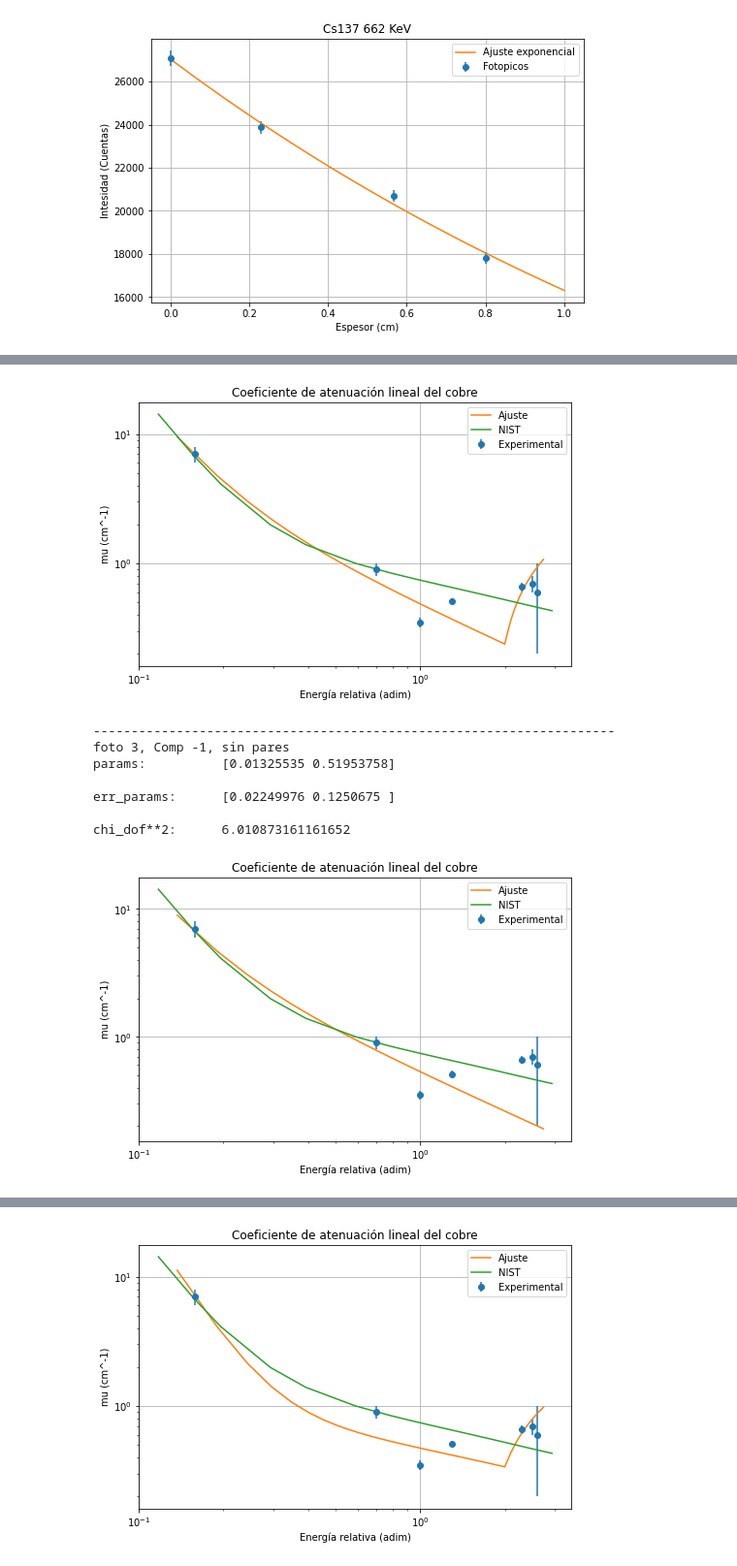
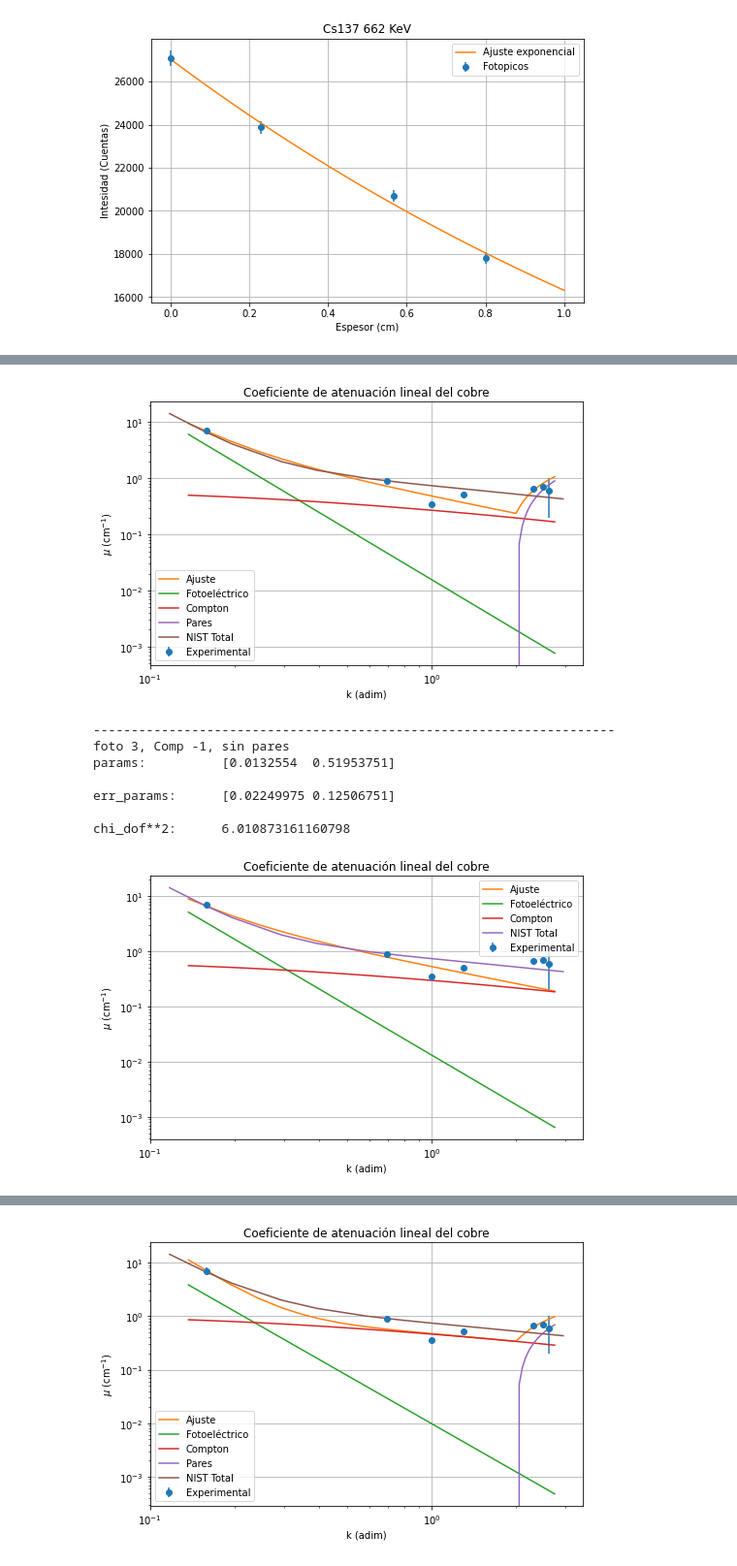
Before and after one commit to expe-cuanticos-2/Analisis_2021, a Jupyter notebook: GrupoB/01_Gamma/tp1_gamma_cui.ipynb, the cells around one changed output, grey strips where cells are left out. Shown at 97% size. Drawn from its saved outputs; the diff is of its cells as text; code cells hidden in the pictures.

```diff
--- a/GrupoB/01_Gamma/tp1_gamma_cui.ipynb
+++ b/GrupoB/01_Gamma/tp1_gamma_cui.ipynb
@@ -189,7 +189,7 @@ for spec in espectros['Cs137']:
     plt.plot(x, gaussian_exp(p, x), linewidth=5, label='Ajuste gaussiana + fondo')
     plt.plot(x, gaussian(p[:3], x), linewidth=2.5,label='Gaussiana')
     plt.plot(x, fondo(p[3:], x), linewidth=2.5, label='Fondo')
-    plt.title("Cs137 d = {} mm".format(d))
+    plt.title(r"Cs137 {} mm".format(d))
     plt.xlabel("Canales")
     plt.ylabel("Cuentas")
     plt.legend()
@@ -359,6 +354,7 @@ nist_mu_coh = []            # atenuación total con dispersión coherente
 nist_mu_incoh = []          # atenuación total sin dispersión coherente
 
 nist_data = [nist_k, nist_coh_scat, nist_incoh_scat, nist_foto, nist_par_nuc_field, nist_par_elec_field, nist_mu_coh, nist_mu_incoh]
+nist_names = ['NIST DC','NIST DI','NIST EF','NIST PPCN','NIST PPCE','NIST Total DC','NIST Total']
 
 for line in nist_datafile:
     nums = line.split(" ")
@@ -368,8 +364,8 @@ for line in nist_datafile:
 
 fig = plt.figure(figsize=(8,5))
 for i in range(len(nist_data)-1):
-    plt.plot(nist_data[0], nist_data[i+1], label='xx')
-plt.xlabel("Energía relativa (adim)")
+    plt.plot(nist_data[0], nist_data[i+1], label=nist_names[i])
+plt.xlabel("k (adim)")
 plt.ylabel("mu (cm^-1)")
 plt.title(r"Coeficiente de atenuación lineal del cobre (NIST)")
 plt.grid()
@@ -407,6 +403,7 @@ def h_plotter(func,params,log):
 
     knist = np.array(nist_k)
 
+    # restrinjo los datos del nist
     min_index = 0
     while knist[min_index] < kmin:
             min_index += 1
@@ -420,13 +417,23 @@ def h_plotter(func,params,log):
 
     mucohnist = np.array(nist_mu_coh)
     mucohnist = mucohnist[min_index:max_index]
+    incohscatnist = np.array(nist_incoh_scat[min_index:max_index])
 
+    # grafico
     fig = plt.figure(figsize=(8,5))
     plt.errorbar(k,mus, yerr = errmus, fmt = 'o', label='Experimental')
-    plt.plot(kx, func(fit_params,kx), label='Ajuste')
-    plt.plot(np.asarray(knist), np.asarray(mucohnist), label='NIST')
-    plt.xlabel("Energía relativa (adim)")
-    plt.ylabel("mu (cm^-1)")
+
+    plt.plot(kx, func(params,kx), label='Ajuste')
+    plt.plot(kx, SE_fotoel_k(params[0],kx), label='Fotoeléctrico')
+    plt.plot(kx, SE_kleinNishina_k(params[1],kx), label='Compton')
+    if len(params)==3:
+        plt.plot(kx, SE_pares_k(params[2],kx), label='Pares')
+
+    plt.plot(np.asarray(knist), np.asarray(mucohnist), label=nist_names[6])
+    #plt.plot(np.asarray(knist), np.asarray(incohscatnist), label=nist_names[1])
+
+    plt.xlabel("k (adim)")
+    plt.ylabel(r"$\mu$ (cm$^{-1}$)")
     plt.title(r"Coeficiente de atenuación lineal del cobre")
     plt.grid()
     if log:
@@ -442,35 +449,42 @@ r_e = (cte.e**2)/mc2J*100   # radio clásico del electrón en cm
 # las fáciles
 print("---------------------------------------------------------------------")
 print("foto -3, Comp -1, pares ln(k/2)")
-beta_cero = [300,30,0.3]
+beta_cero = [1,100,0.001]
 fit_params = odr_perritou(SE_suma,3,beta_cero)
 h_plotter(SE_suma,fit_params,1)
 
 print("---------------------------------------------------------------------")
 print("foto 3, Comp -1, sin pares")
-beta_cero = [300,30]
+beta_cero = [1,100]
 fit_params = odr_perritou(SE_suma_npar,2,beta_cero)
 h_plotter(SE_suma_npar,fit_params,1)
 
 # las difíciles
 print("---------------------------------------------------------------------")
 print("foto -7/2, Comp K-N, pares ln(k/2)")
-beta_cero = [300,30,0.3]
+beta_cero = [1,100,0.001]
 fit_params = odr_perritou(SE_suma_dif,3,beta_cero)
 h_plotter(SE_suma_dif,fit_params,1)
 
 print("---------------------------------------------------------------------")
 print("foto -7/2, Comp K-N, sin pares")
-beta_cero = [300,30]
+beta_cero = [1,100]
 fit_params = odr_perritou(SE_suma_dif_npar,2,beta_cero)
 h_plotter(SE_suma_dif_npar,fit_params,1)
 
 # las deformes
 print("---------------------------------------------------------------------")
 print("foto -7/2, Comp K-N, pares defo")
-beta_cero = [1,1,0.1]
+beta_cero = [1,100,0.001]
 fit_params = odr_perritou(SE_suma_defo,3,beta_cero)
 h_plotter(SE_suma_defo,fit_params,1)
+
+# las deformes
+print("---------------------------------------------------------------------")
+print("foto -2, Comp K-N, pares defo")
+beta_cero = [1,100,0.001]
+fit_params = odr_perritou(SE_suma_defo,3,beta_cero)
+h_plotter(SE_suma_defo,fit_params,1)
 # %% [output]
 ---------------------------------------------------------------------
 foto -3, Comp -1, pares ln(k/2)
@@ -482,11 +496,11 @@ chi_dof**2:      3.0610319887901425
-[figure, old version]
+[figure, new version]
 ---------------------------------------------------------------------
 foto 3, Comp -1, sin pares
-params:          [0.01325535 0.51953758]
+params:          [0.0132554  0.51953751]
 
-err_params:      [0.02249976 0.1250675 ]
+err_params:      [0.02249975 0.12506751]
 
-chi_dof**2:      6.010873161161652
+chi_dof**2:      6.010873161160798
-[figure, old version]
+[figure, new version]
 ---------------------------------------------------------------------
 foto -7/2, Comp K-N, pares ln(k/2)
@@ -498,4 +512,4 @@ chi_dof**2:      2.435683936388881
-[figure, old version]
+[figure, new version]
 ---------------------------------------------------------------------
 foto -7/2, Comp K-N, sin pares
 params:          [0.00948126 0.89079863]
```
Also changed, not shown: parts of 9 cells of this notebook.
